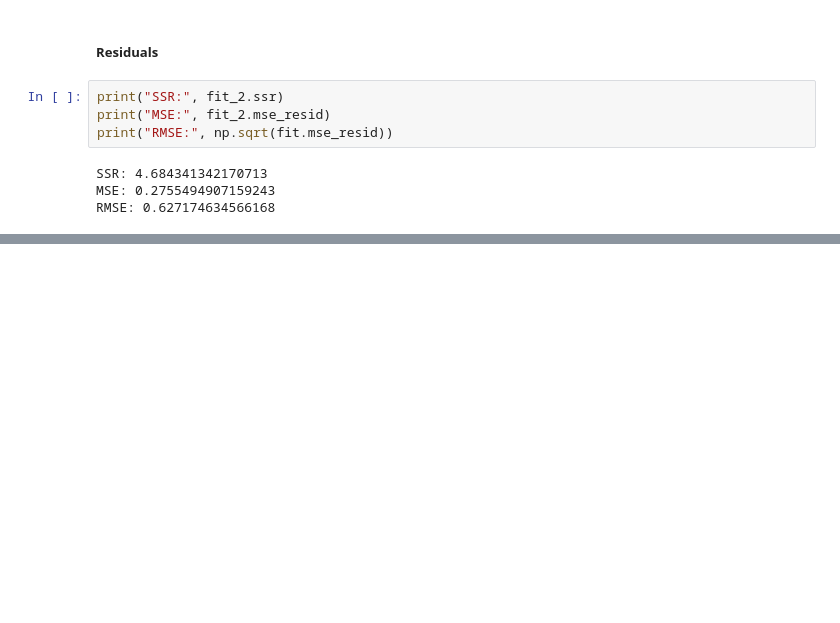
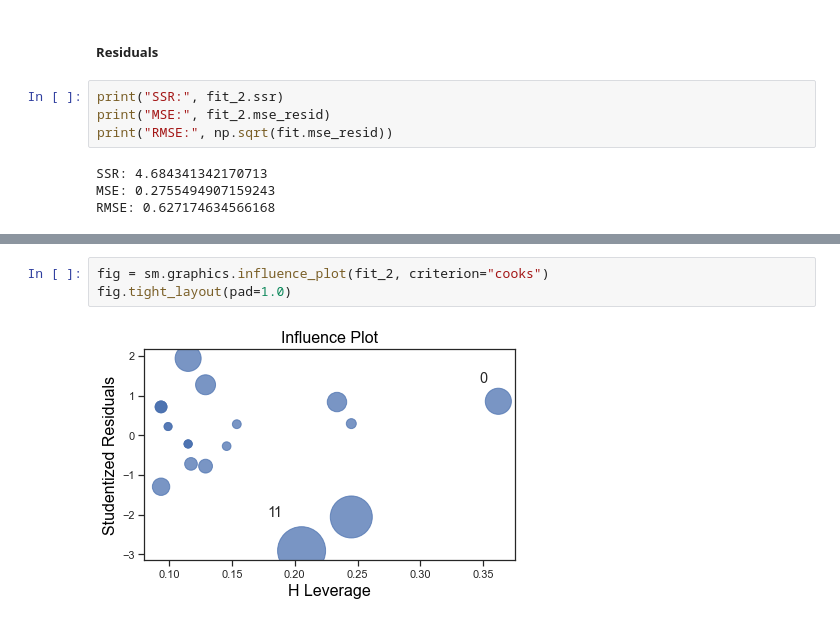
Before and after one commit to lenabinder1001/regression-height, a Jupyter notebook: models/regression-height.ipynb, the cells around one changed output, grey strips where cells are left out. Drawn from its saved outputs; the diff is of its cells as text; blank space fills up the shorter version.

```diff
--- a/models/regression-height.ipynb
+++ b/models/regression-height.ipynb
@@ -219,0 +237,5 @@ RMSE: 0.627174634566168
+# %%
+fig = sm.graphics.influence_plot(fit_2, criterion="cooks")
+fig.tight_layout(pad=1.0)
+# %% [output]
+[figure, added]
```
Also changed, not shown: parts of 4 cells of this notebook.
